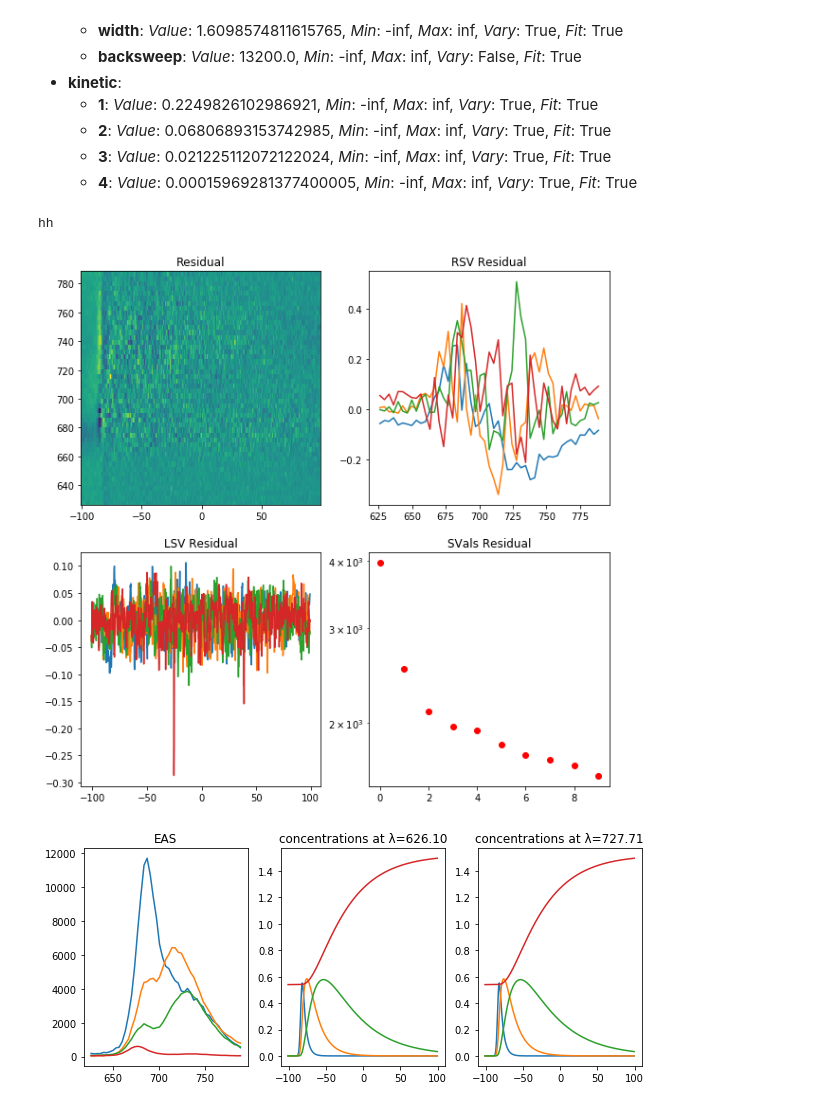
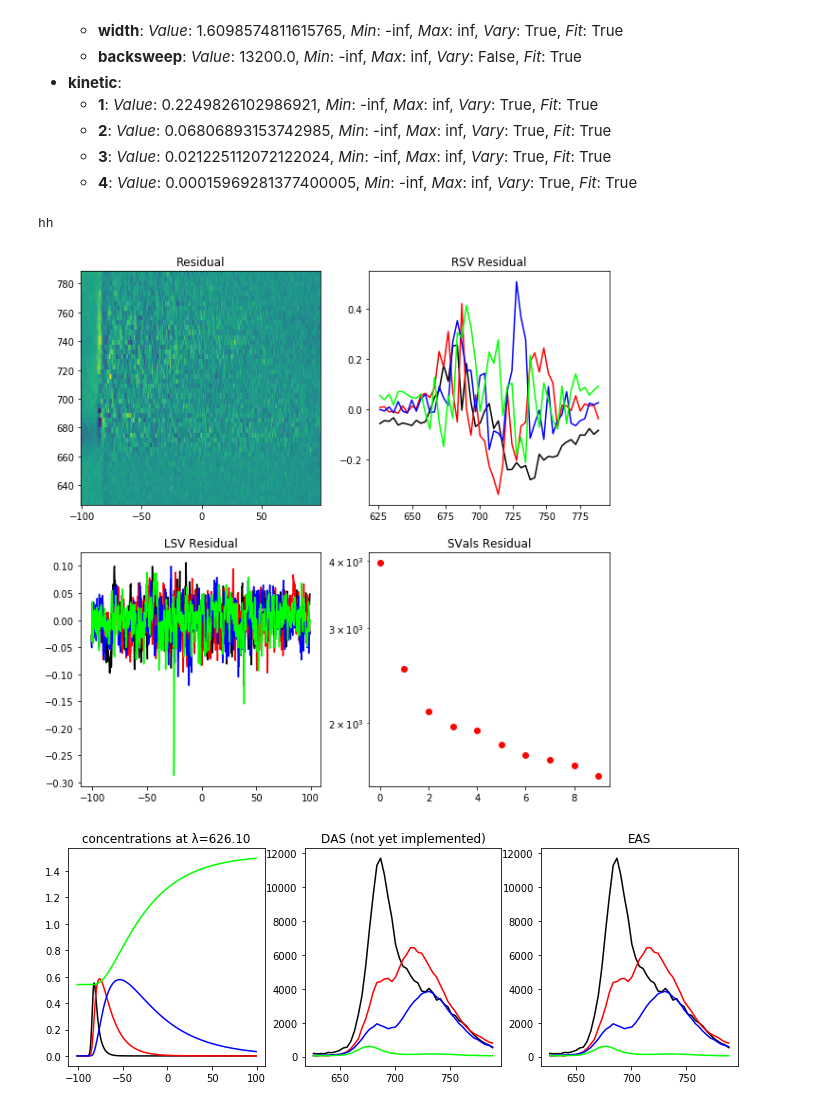
Before and after one commit to glotaran/examples, a Jupyter notebook: fluorescence/2001-Gobets_et_al-Streakdata_PSI/demo_notebook_ga_seq.ipynb, the cells around one changed output. Cells and saved outputs as stored; diff of their text form; code cells hidden in the pictures.

```diff
--- a/fluorescence/2001-Gobets_et_al-Streakdata_PSI/demo_notebook_ga_seq.ipynb
+++ b/fluorescence/2001-Gobets_et_al-Streakdata_PSI/demo_notebook_ga_seq.ipynb
@@ -245,7 +251,7 @@ fitted_dataset = result.fitted_data('dataset1')
 data = fitted_dataset.get()
 
 plt.figure(figsize=(10, 10));
-
+plt.rc('axes', prop_cycle=get_glotaran_default_colors_cycler())
 # Full Residual
 plt.subplot(2, 2, 1)
 plt.title('Residual')
@@ -274,25 +280,31 @@ plt.title('RSV Residual')
 plt.plot(spectral_axis, rsvd[:, range(4)]);
 # %% [output]
 hh
-[figure, old version]
+[figure, new version]
 # %%
 # Plotting the key results in the form of estimated spectra and corresponding concentrations
-plt.figure(figsize=(10, 4))
+plt.figure(figsize=(12, 4))
+plt.rc('axes', prop_cycle=get_glotaran_default_colors_cycler())
 spectra = result.e_matrix('dataset1')
 spectra = np.asanyarray(spectra)  # TODO: this workaround should not be necessary
-plt.subplot(1, 3, 1)
+plt.subplot(1, 3, 3)
 plt.plot(spectral_axis, spectra)
 plt.title('EAS');
 
 concentrations = result.c_matrix('dataset1')
 concentrations = np.asanyarray(concentrations)
 # TODO: this np.asanyarray workaround should not be necessary
-plt.subplot(1, 3, 2)
+plt.subplot(1, 3, 1)
 plt.plot(time_axis, concentrations[0,:])
 plt.title('concentrations at λ=%0.2f' % spectral_axis[0]);
 # if we had dispersion plotting it at a different λ would result in different offset
-plt.subplot(1, 3, 3)
-plt.plot(time_axis, concentrations[30,:])
-plt.title('concentrations at λ=%0.2f' % spectral_axis[30]);
+# plt.subplot(1, 3, 3)
+# plt.plot(time_axis, concentrations[30,:])
+# plt.title('concentrations at λ=%0.2f' % spectral_axis[30]);
+
+das = result.decay_associated_spectra("dataset1")
+plt.subplot(1, 3, 2)
+plt.plot(spectral_axis, das)
+plt.title('DAS (not yet implemented)');
 # %% [output]
-[figure, old version]
+[figure, new version]
```
Also changed, not shown: parts of 4 cells of this notebook.
